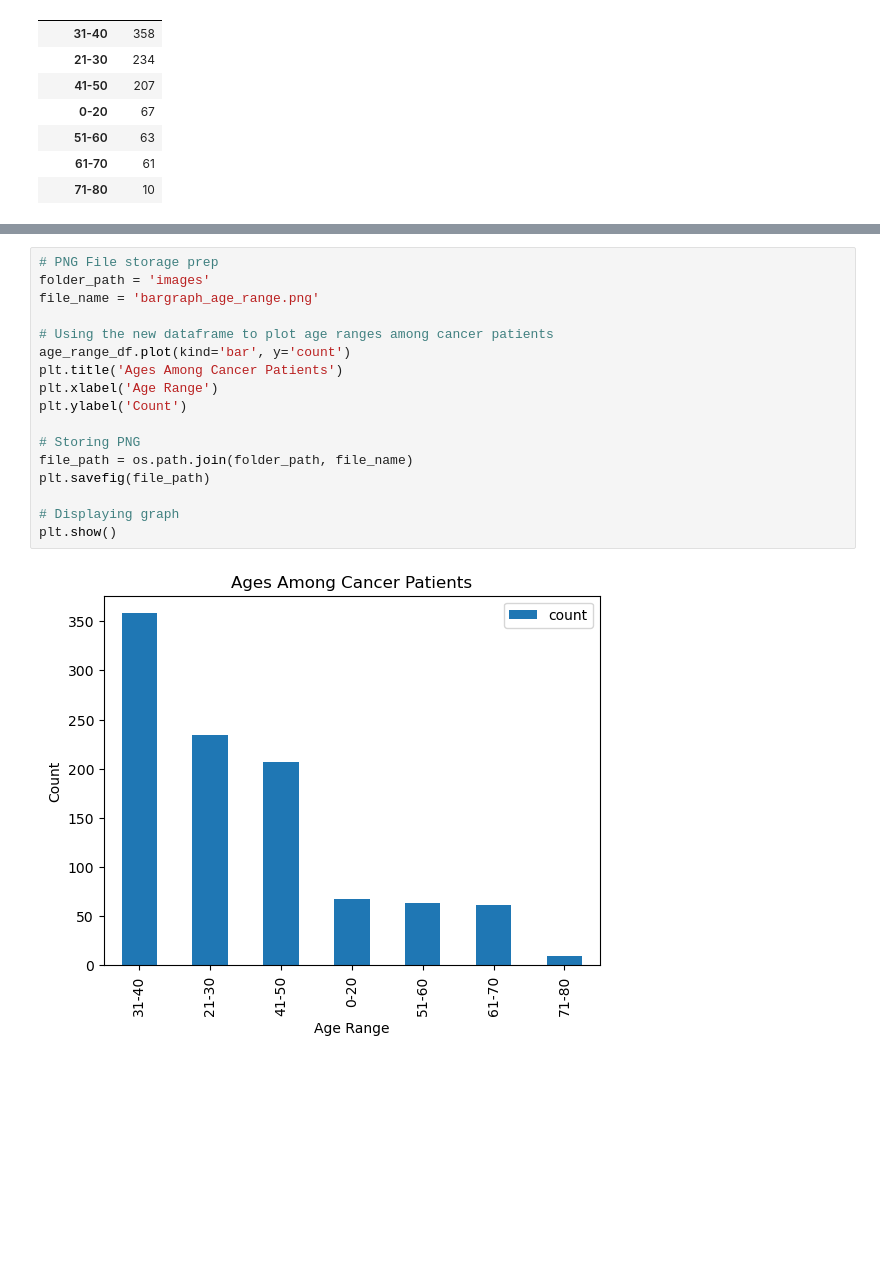
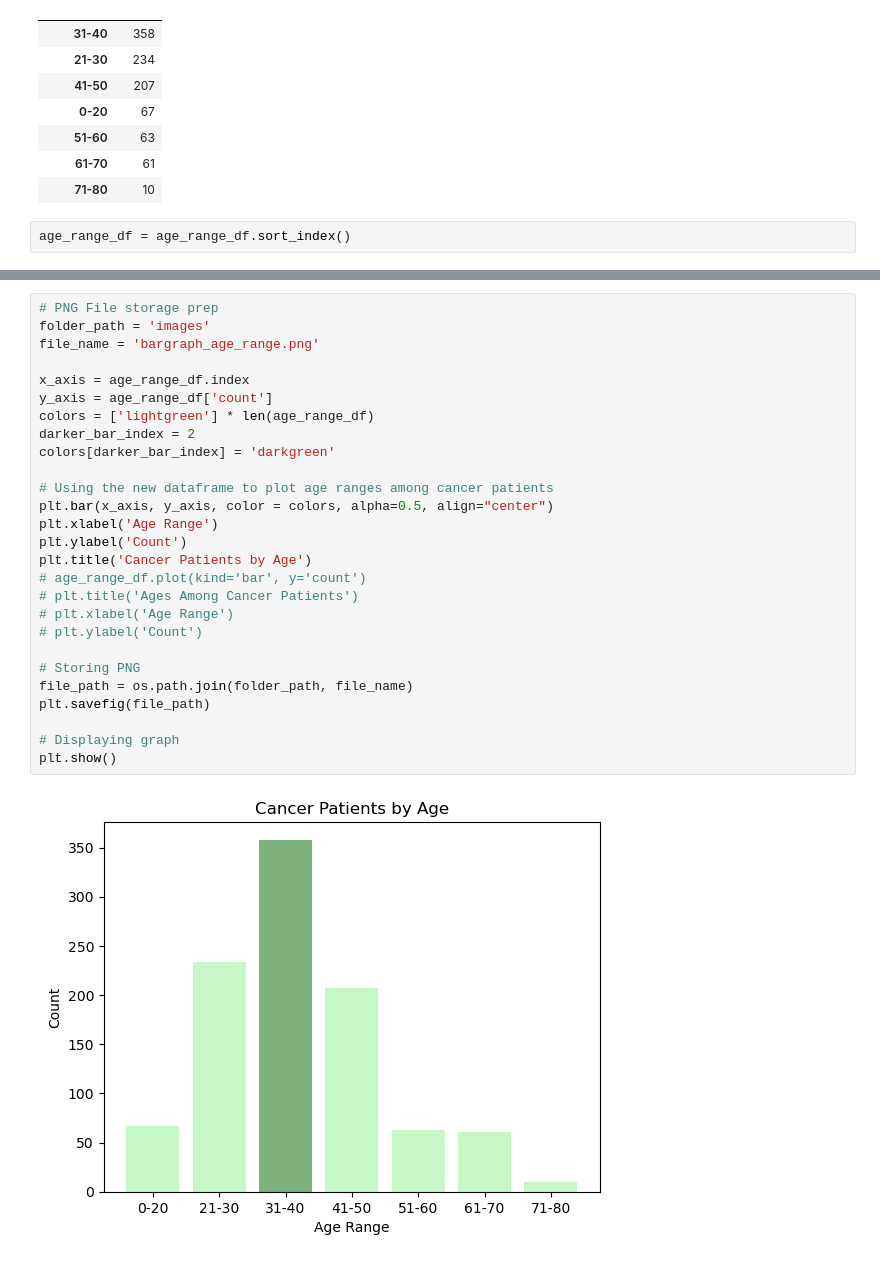
Before and after one commit to JoeyD256/healthcare_analysis, a Jupyter notebook: python/code.ipynb, the cells around one changed output, grey strips where cells are left out. Drawn from its saved outputs; the diff is of its cells as text; blank space fills up the shorter version.

```diff
--- a/python/code.ipynb
+++ b/python/code.ipynb
@@ -231,3 +231,5 @@ age_range_df
 | 51-60 | 63 |
 | 61-70 | 61 |
 | 71-80 | 10 |
+# %%
+age_range_df = age_range_df.sort_index()
@@ -234,19 +242,29 @@ age_range_df
 # %%
 # PNG File storage prep
 folder_path = 'images'
 file_name = 'bargraph_age_range.png'
 
+x_axis = age_range_df.index
+y_axis = age_range_df['count']
+colors = ['lightgreen'] * len(age_range_df)
+darker_bar_index = 2
+colors[darker_bar_index] = 'darkgreen'
+
 # Using the new dataframe to plot age ranges among cancer patients
-age_range_df.plot(kind='bar', y='count')
-plt.title('Ages Among Cancer Patients')
+plt.bar(x_axis, y_axis, color = colors, alpha=0.5, align="center")
 plt.xlabel('Age Range')
 plt.ylabel('Count')
+plt.title('Cancer Patients by Age')
+# age_range_df.plot(kind='bar', y='count')
+# plt.title('Ages Among Cancer Patients')
+# plt.xlabel('Age Range')
+# plt.ylabel('Count')
 
 # Storing PNG
 file_path = os.path.join(folder_path, file_name)
 plt.savefig(file_path)
 
 # Displaying graph
 plt.show()
 # %% [output]
-[figure, old version]
+[figure, new version]
```
Also changed, not shown: parts of 1 cell of this notebook, 4 other files.
